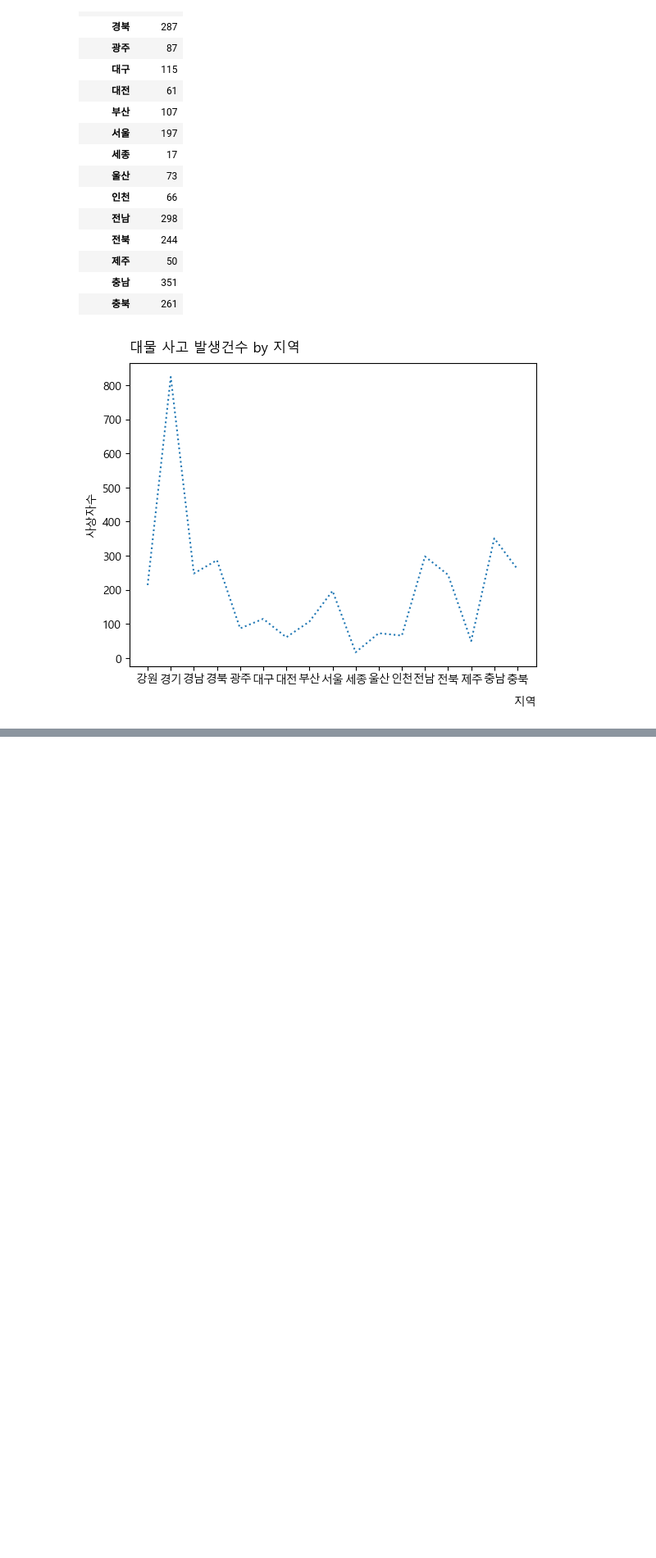
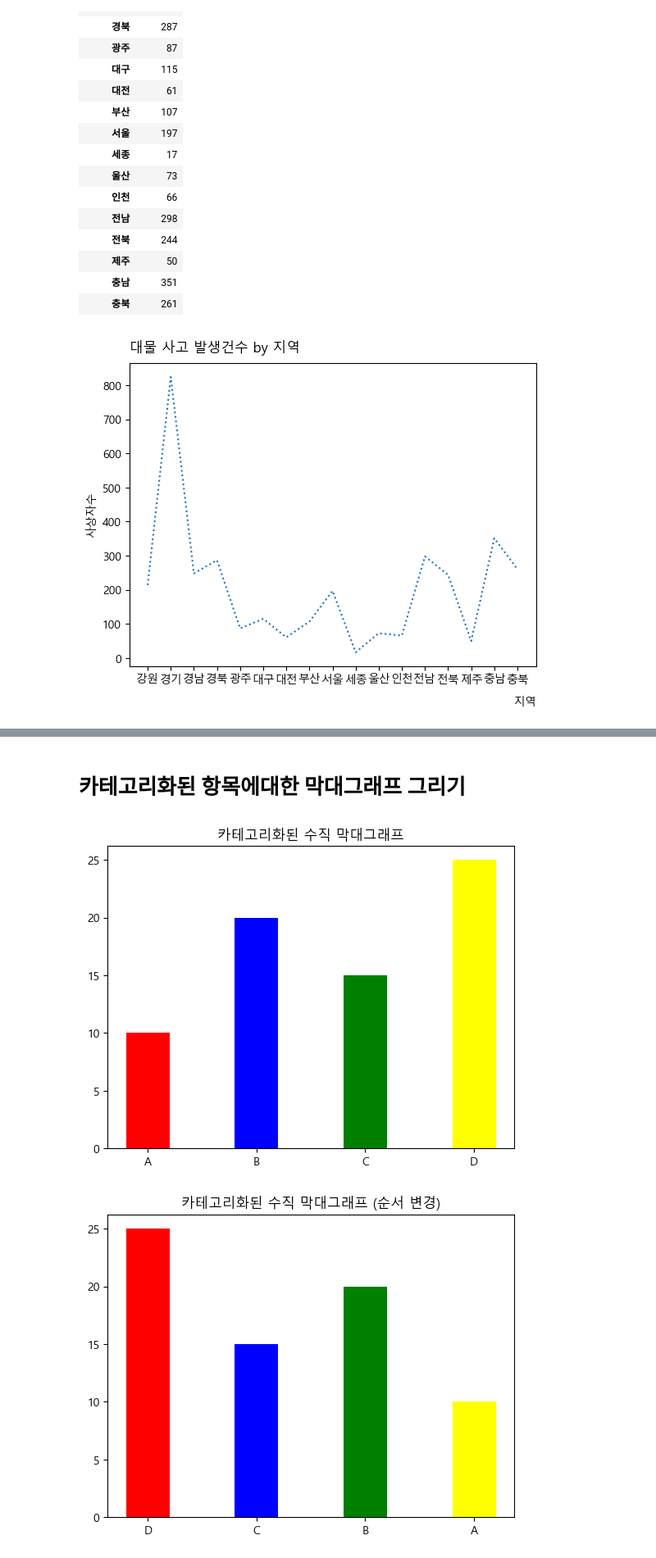
Before and after one commit to positivemultiplier/LG_DX_SCHOOL, a Jupyter notebook: 01_Foundation/python_lib/20250717_visualization.ipynb, the cells around one changed output, grey strips where cells are left out. Shown at 82% size. Saved outputs shown, nothing was run; the diff lists cells and outputs as text; code cells hidden in the pictures; blank space fills up the shorter version.

```diff
--- a/01_Foundation/python_lib/20250717_visualization.ipynb
+++ b/01_Foundation/python_lib/20250717_visualization.ipynb
@@ -289,0 +393,40 @@ plt.show()
+# %% [markdown]
+# 카테고리화된 항목에대한 막대그래프 그리기
+# %%
+# 카테고리화된 항목에 대한 막대 그래프 그리기
+categories = ["A", "B", "C", "D"]
+values = [10, 20, 15, 25]
+color=["red", "blue", "green", "yellow"]
+
+plt.bar(categories, values, color=["red", "blue", "green", "yellow"], width=0.4)
+
+# 막대 그래프 제목 설정
+plt.title("카테고리화된 수직 막대그래프")
+
+
+plt.show()
+
+# 순서를 바꾸고 싶다면
+plt.bar(categories[::-1], values[::-1], color=["red", "blue", "green", "yellow"], width=0.4)
+
+plt.title("카테고리화된 수직 막대그래프 (순서 변경)")
+plt.show()
+
+
+
+# 막대그래프 수평으로 그리기
+plt.barh(categories, values, color=["red", "blue", "green", "yellow"], height=0.4)
+
+# 수평 막대 그래프 제목 설정
+plt.title("카테고리화된 수평 막대그래프")
+
+plt.show()
+
+
+# 순서를 바꾸고 싶다면
+plt.barh(categories[::-1], values[::-1], color=color[::-1], height=0.4)
+plt.title("카테고리화된 수평 막대그래프 (순서 변경)")
+plt.show()
+# %% [output]
+[figure, added]
+[figure, added]
```
Also changed, not shown: parts of 11 cells of this notebook, 8 other files.
